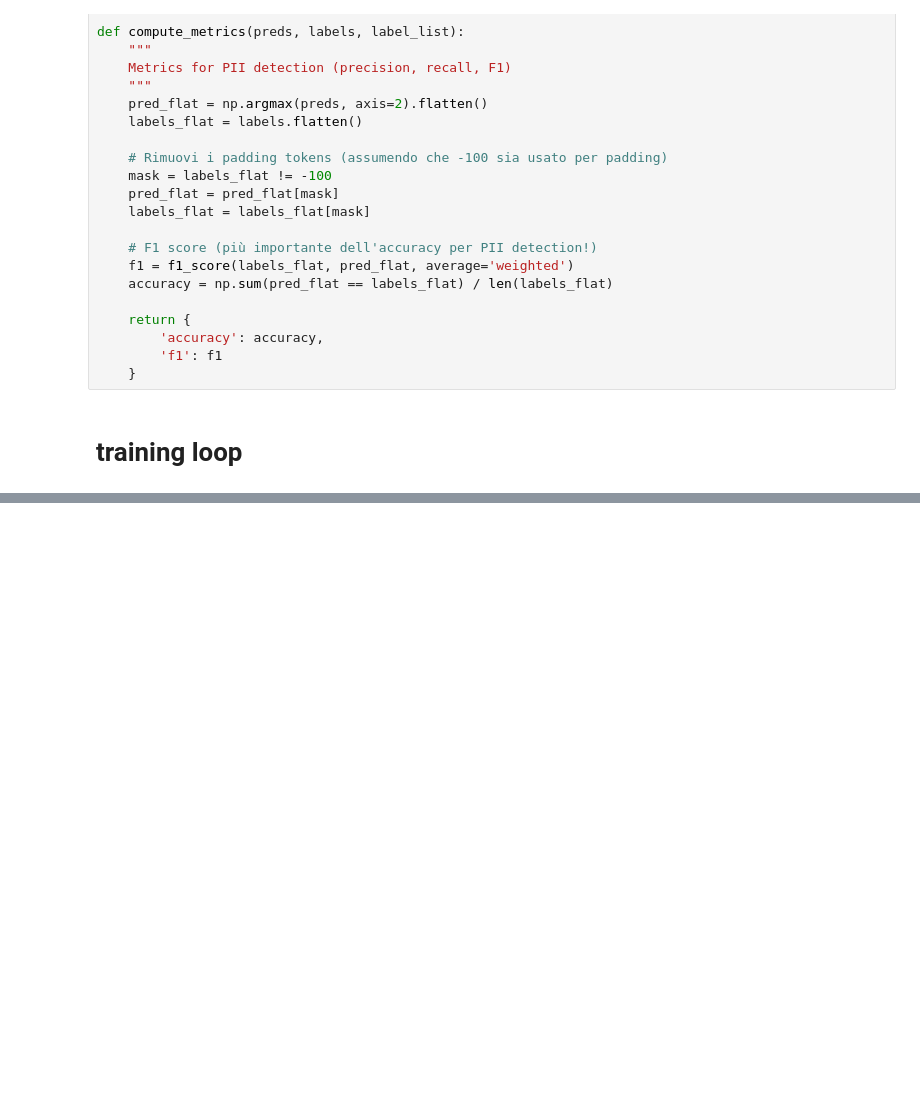
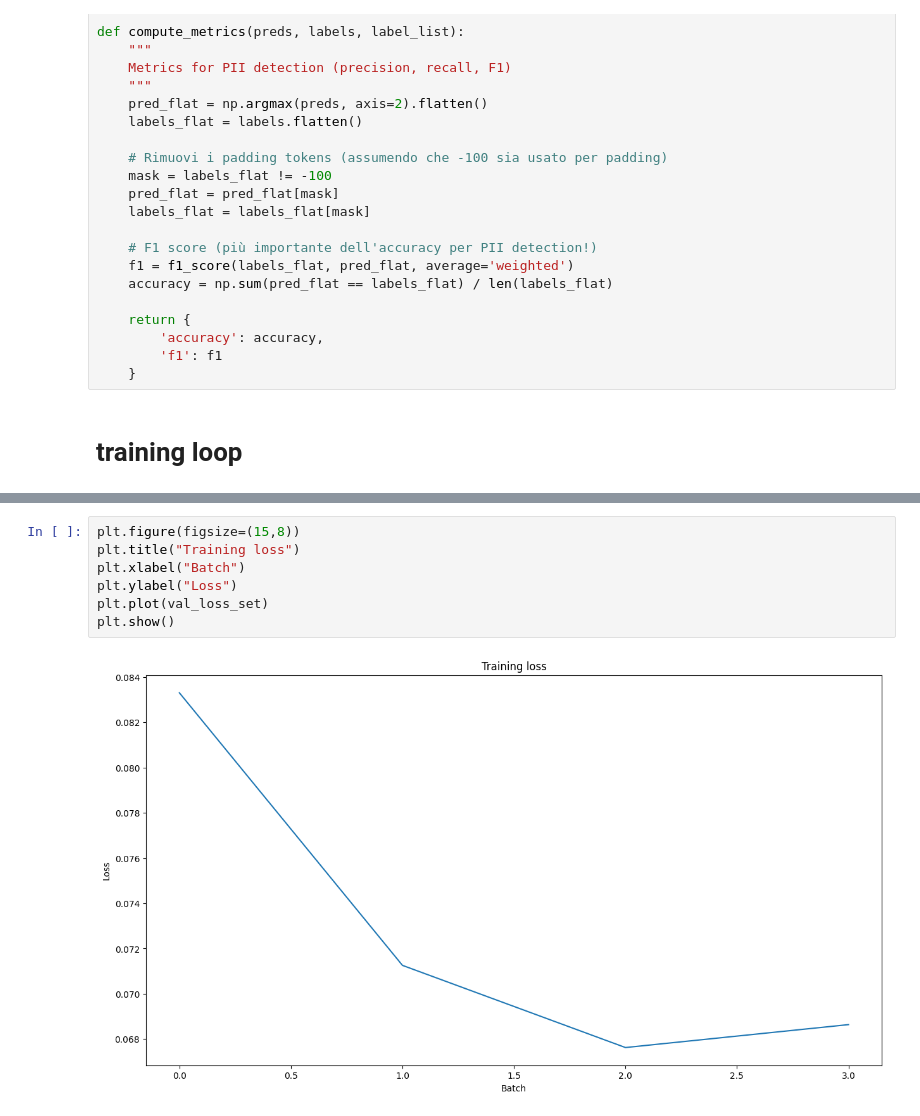
Before and after one commit to exdsgift/NerGuard, a Jupyter notebook: PII_detector.ipynb, the cells around one changed output, grey strips where cells are left out. Cells and saved outputs as stored; diff of their text form; blank space fills up the shorter version.

```diff
--- a/PII_detector.ipynb
+++ b/PII_detector.ipynb
@@ -728,0 +947,9 @@ for _ in trange(epochs, desc="Epoch"):
+# %%
+plt.figure(figsize=(15,8))
+plt.title("Training loss")
+plt.xlabel("Batch")
+plt.ylabel("Loss")
+plt.plot(val_loss_set)
+plt.show()
+# %% [output]
+[figure, added]
```
Also changed, not shown: parts of 42 cells of this notebook, 3 other files.
